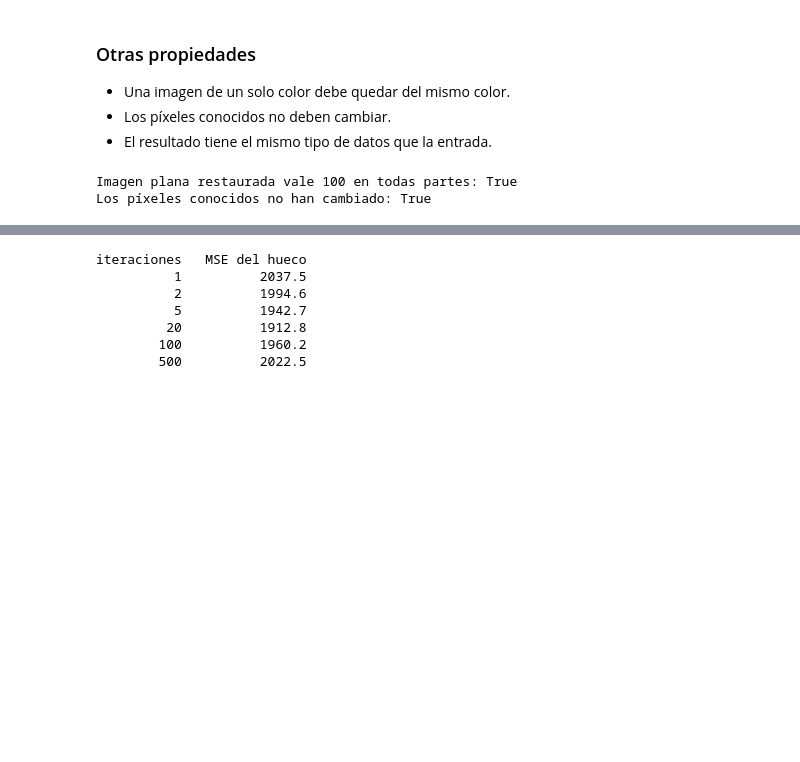
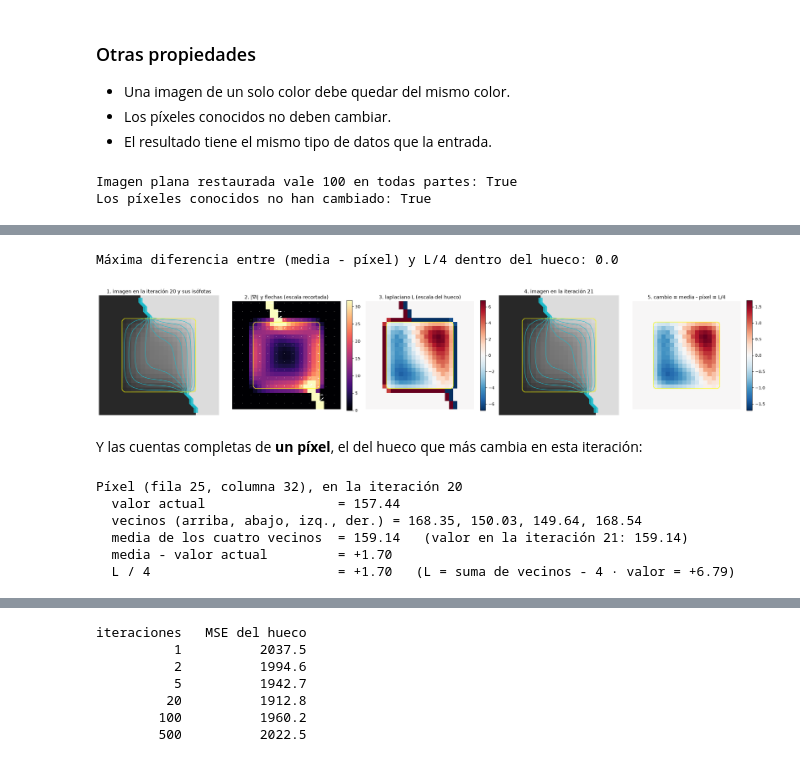
Before and after one commit to Juarodart/PID-restauracion, a Jupyter notebook: notebooks/03_difusion_simple.ipynb, the cells around one changed output, grey strips where cells are left out. Drawn from its saved outputs; the diff is of its cells as text; code cells hidden in the pictures; blank space fills up the shorter version.

```diff
--- a/notebooks/03_difusion_simple.ipynb
+++ b/notebooks/03_difusion_simple.ipynb
@@ -135,0 +266,67 @@ Los píxeles conocidos no han cambiado: True
+# %%
+n = 20
+A = estados[n]
+siguiente = d.un_paso(A, hueco_i)               # la imagen en la iteración n + 1
+media_vecinos = np.where(hueco_i, siguiente, A) # lo que vale la media en el hueco
+cambio = siguiente - A
+
+L = (np.roll(A, 1, 0) + np.roll(A, -1, 0) + np.roll(A, 1, 1) + np.roll(A, -1, 1) - 4 * A)  # laplaciano
+print("Máxima diferencia entre (media - píxel) y L/4 dentro del hueco:", np.abs(cambio - L / 4)[hueco_i].max())
+assert np.abs(cambio - L / 4)[hueco_i].max() < 1e-9
+
+gy, gx = np.gradient(A[w])          # gradiente: derivada en filas (vertical) y en columnas (horizontal)
+modulo = np.hypot(gx, gy)
+
+fig, ejes = plt.subplots(1, 5, figsize=(23, 4.8))
+ejes[0].imshow(A[w], cmap="gray", vmin=0, vmax=255)
+ejes[0].contour(A[w], levels=niveles, colors="tab:cyan", linewidths=1)
+ejes[0].set_title(f"1. imagen en la iteración {n} y sus isófotas")
+
+dibujo = ejes[1].imshow(modulo, cmap="magma", vmin=0, vmax=0.25 * modulo.max())
+yy, xx = np.mgrid[0:hv.shape[0], 0:hv.shape[1]]
+cada = 2
+ejes[1].quiver(xx[::cada, ::cada], yy[::cada, ::cada], gx[::cada, ::cada], gy[::cada, ::cada],
+               angles="xy", scale_units="xy", scale=modulo.max() / 2, color="white", width=0.004)
+ejes[1].set_title("2. |∇I| y flechas (escala recortada)")
+plt.colorbar(dibujo, ax=ejes[1], fraction=0.046)
+
+lim = np.abs(L[w][hv]).max()      # escala del hueco: los píxeles conocidos del borde se saturan
+dibujo = ejes[2].imshow(L[w], cmap="RdBu_r", vmin=-lim, vmax=lim)
+ejes[2].set_title("3. laplaciano L (escala del hueco)")
+plt.colorbar(dibujo, ax=ejes[2], fraction=0.046)
+
+ejes[3].imshow(media_vecinos[w], cmap="gray", vmin=0, vmax=255)
+ejes[3].contour(media_vecinos[w], levels=niveles, colors="tab:cyan", linewidths=1)
+ejes[3].set_title(f"4. imagen en la iteración {n + 1}")
+
+lim = np.abs(cambio[w]).max()
+dibujo = ejes[4].imshow(cambio[w], cmap="RdBu_r", vmin=-lim, vmax=lim)
+ejes[4].set_title("5. cambio = media - píxel = L/4")
+plt.colorbar(dibujo, ax=ejes[4], fraction=0.046)
+
+for eje in ejes:
+    marcar_hueco(eje, hv)
+    eje.axis("off")
+plt.tight_layout()
+plt.show()
+# %% [output]
+Máxima diferencia entre (media - píxel) y L/4 dentro del hueco: 0.0
+[figure, added]
+# %% [markdown]
+Y las cuentas completas de **un píxel**, el del hueco que más cambia en esta iteración:
+# %%
+i, j = np.unravel_index(np.where(hueco_i, np.abs(cambio), 0).argmax(), A.shape)
+vecinos_valores = [A[i - 1, j], A[i + 1, j], A[i, j - 1], A[i, j + 1]]
+print(f"Píxel (fila {i}, columna {j}), en la iteración {n}")
+print(f"  valor actual                 = {A[i, j]:.2f}")
+print(f"  vecinos (arriba, abajo, izq., der.) = " + ", ".join(f"{v:.2f}" for v in vecinos_valores))
+print(f"  media de los cuatro vecinos  = {np.mean(vecinos_valores):.2f}   (valor en la iteración {n + 1}: {siguiente[i, j]:.2f})")
+print(f"  media - valor actual         = {np.mean(vecinos_valores) - A[i, j]:+.2f}")
+print(f"  L / 4                        = {L[i, j] / 4:+.2f}   (L = suma de vecinos - 4 · valor = {L[i, j]:+.2f})")
+# %% [output]
+Píxel (fila 25, columna 32), en la iteración 20
+  valor actual                 = 157.44
+  vecinos (arriba, abajo, izq., der.) = 168.35, 150.03, 149.64, 168.54
+  media de los cuatro vecinos  = 159.14   (valor en la iteración 21: 159.14)
+  media - valor actual         = +1.70
+  L / 4                        = +1.70   (L = suma de vecinos - 4 · valor = +6.79)
```
Also changed, not shown: parts of 24 cells of this notebook, 4 other files.
